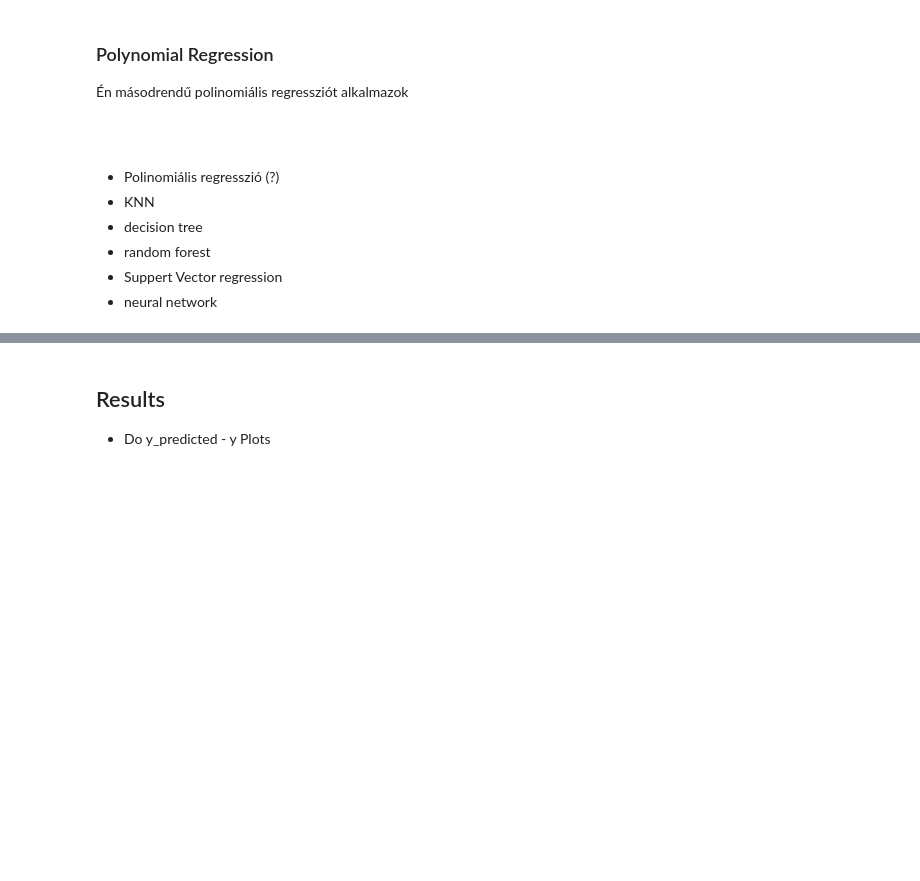
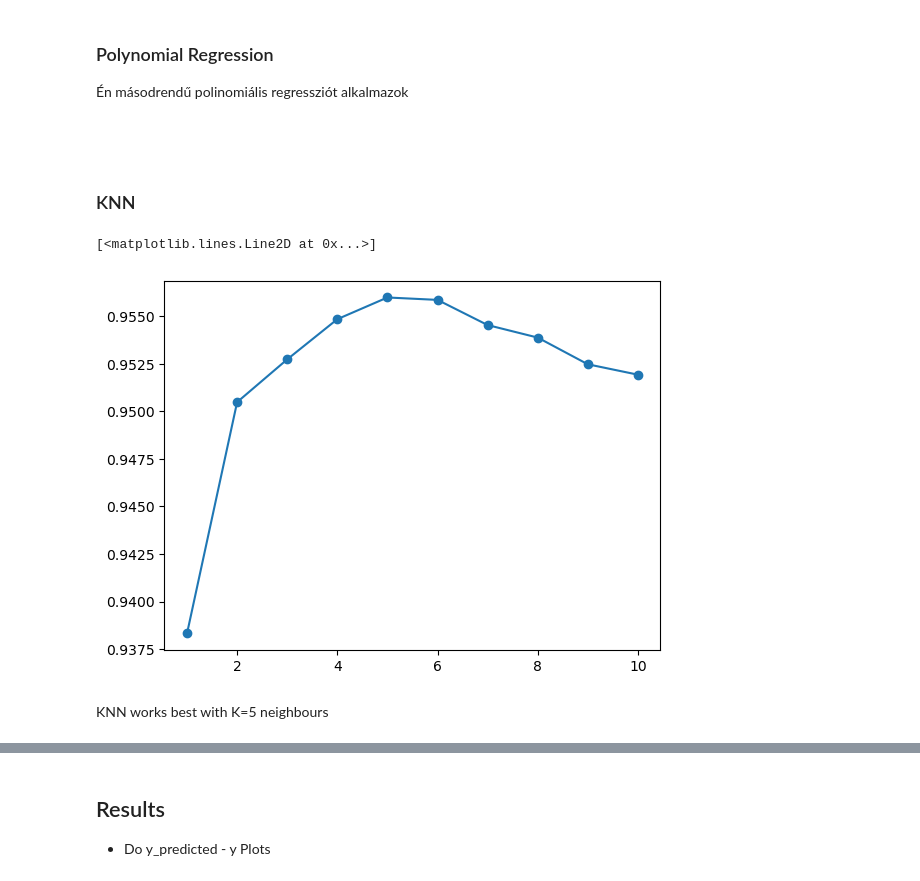
Before and after one commit to valkimarton/pannon-mi-beadando1, a Jupyter notebook: beadando1.ipynb, the cells around one changed output, grey strips where cells are left out. Cells and saved outputs as stored; diff of their text form; code cells hidden in the pictures; blank space fills up the shorter version.

Commit message:
Add KNN and Decision Tree regressions

```diff
--- a/beadando1.ipynb
+++ b/beadando1.ipynb
@@ -484,10 +484,64 @@ for input_set in input_sets:
 df_results = pd.concat([df_results, df_results_polinomial_regression], ignore_index=True)
 # %% [markdown]
 ###
-# %% [markdown]
- - Polinomiális regresszió (?)
- - KNN
- - decision tree
- - random forest
- - Suppert Vector regression
- - neural network
+# %% [markdown]
+### KNN
+# %%
+from sklearn.neighbors import KNeighborsRegressor
+
+df_results_knn = pd.DataFrame(columns=['model', 'input', 'R2_train', 'R2_test', 'RMSE_train', 'RMSE_test', 'MAE_train', 'MAE_test'])
+
+# function of KNN regression for all input sets
+def knn_regression(input_set: dict, n_neighbors: int):
+    df_train_knn = input_set['train']
+    df_test_knn = input_set['test']
+
+    knn = KNeighborsRegressor(n_neighbors=n_neighbors)
+    knn.fit(df_train_knn, df_train_y)
+
+    df_train_y_knn_pred = knn.predict(df_train_knn)
+    df_test_y_knn_pred = knn.predict(df_test_knn)
+
+    knn_result = {
+        'model': f'KNN Regression (n_neighbors={n_neighbors})',
+        'input': input_set['name'],
+        'R2_train': r2_score(df_train_y, df_train_y_knn_pred),
+        'R2_test': r2_score(df_test_y, df_test_y_knn_pred),
+        'RMSE_train': math.sqrt(mean_squared_error(df_train_y, df_train_y_knn_pred)),
+        'RMSE_test': math.sqrt(mean_squared_error(df_test_y, df_test_y_knn_pred)),
+        'MAE_train': mean_absolute_error(df_train_y, df_train_y_knn_pred),
+        'MAE_test': mean_absolute_error(df_test_y, df_test_y_knn_pred)
+    }
+
+    return pd.DataFrame([knn_result])
+
+# function to return element with highest R2 score from a dataframe
+def get_max_r2(df: pd.DataFrame):
+    return df[df['R2_test']==df['R2_test'].max()]
+
+# function of KNN regression for all input sets
+def knn_regression_all(input_sets: list, n_neighbors: int):
+    df_results_knn = pd.DataFrame(columns=['model', 'input', 'R2_train', 'R2_test', 'RMSE_train', 'RMSE_test', 'MAE_train', 'MAE_test'])
+
+    for input_set in input_sets:
+        knn_res = knn_regression(input_set, n_neighbors)
+        df_results_knn = pd.concat([df_results_knn, knn_res], ignore_index=True)
+
+    return df_results_knn
+
+
+# for n_neighbors in range(1, 11) do KNN regression for all input sets
+knn_results_map_r2 = {}
+knn_results_map = {}
+for n_neighbors in range(1, 11):
+    knn_res = knn_regression_all(input_sets, n_neighbors)
+    best_knn_res = get_max_r2(knn_res)
+    knn_results_map[n_neighbors] = best_knn_res
+    best_r2 = best_knn_res['R2_test']
+    knn_results_map_r2[n_neighbors] = best_r2
+
+# plot the best R2 score for each n_neighbors
+plt.plot(knn_results_map_r2.keys(), knn_results_map_r2.values(), marker='o')
+# %% [output]
+[<matplotlib.lines.Line2D at 0x...>]
+[figure, added]
@@ -493,0 +551,2 @@ df_results = pd.concat([df_results, df_results_polinomial_regression], ignore_in
+# %% [markdown]
+KNN works best with K=5 neighbours
```
Also changed, not shown: parts of 6 cells of this notebook.
